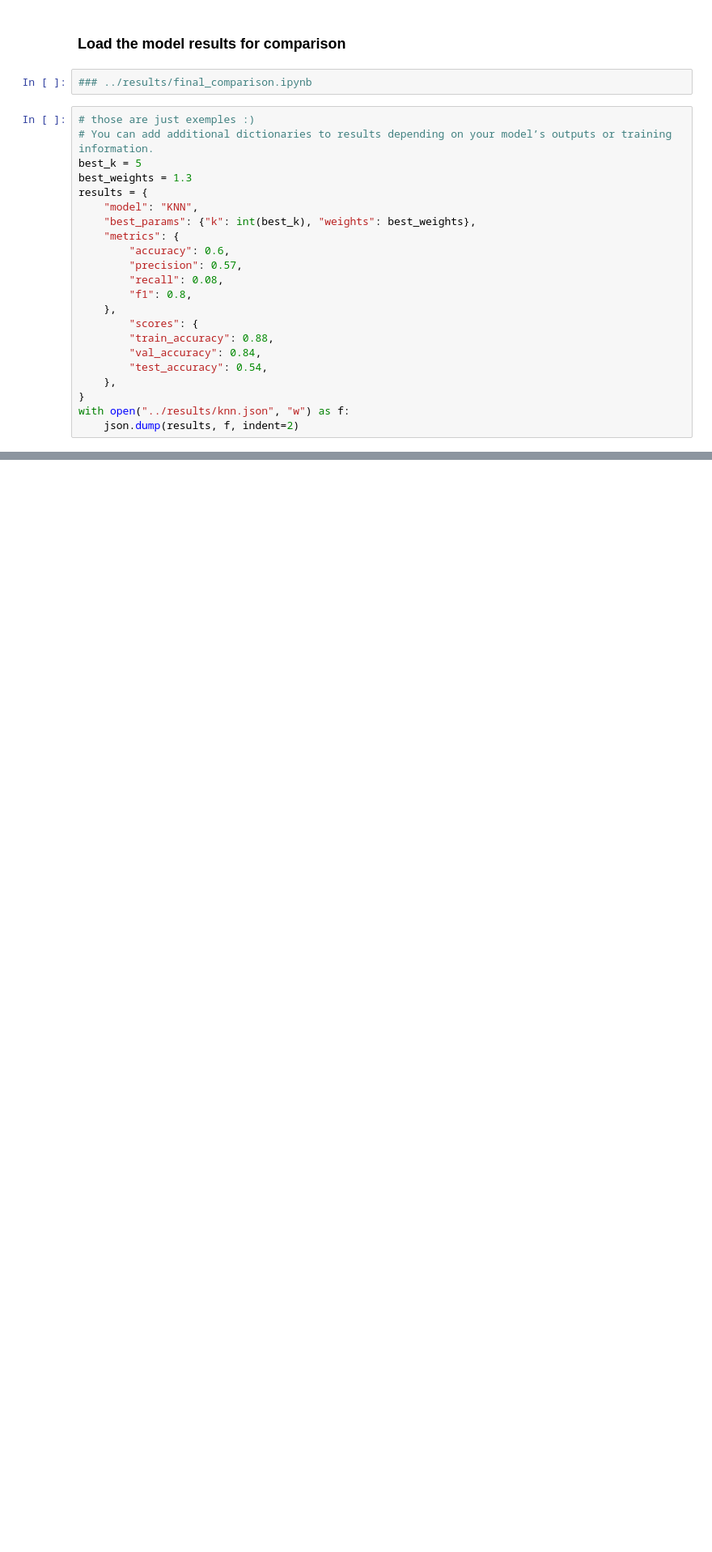
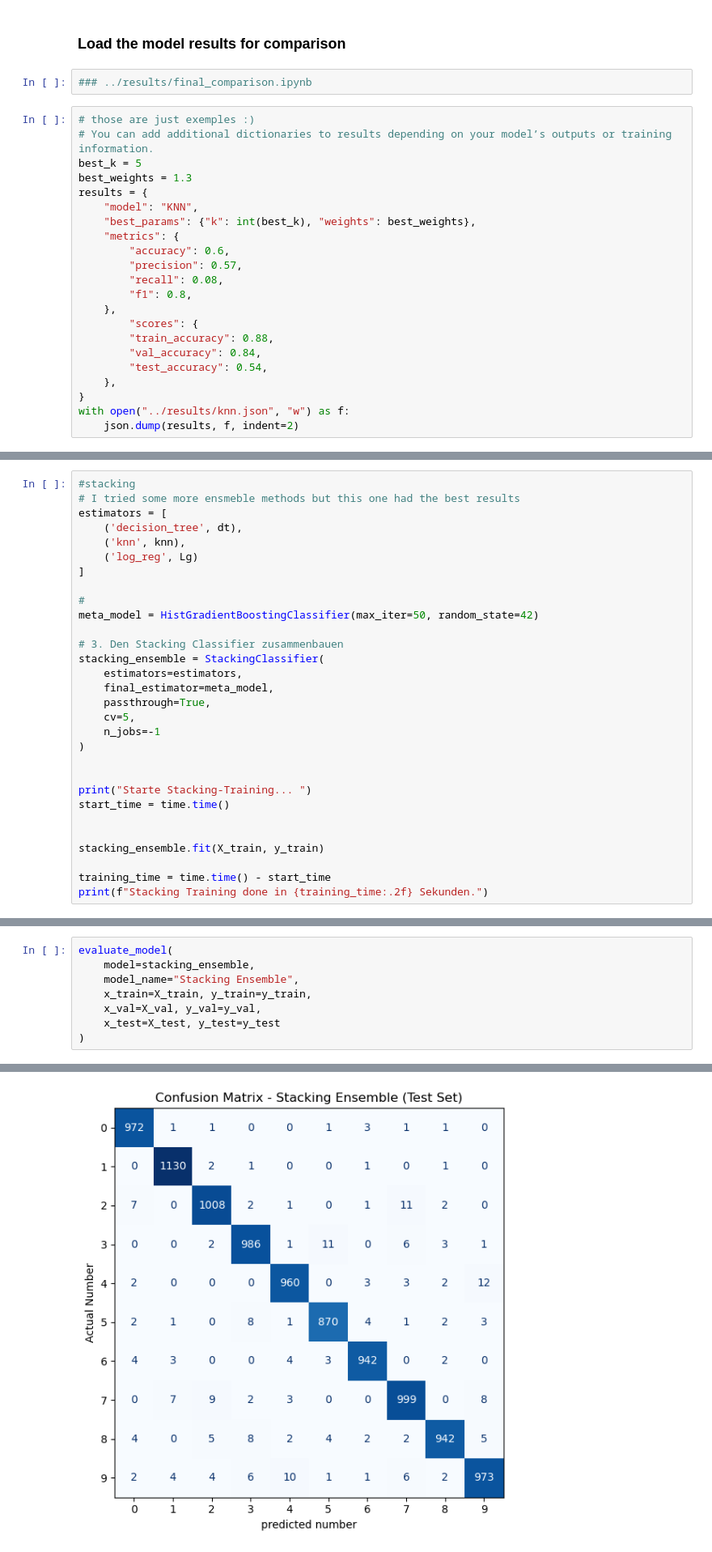
Before and after one commit to leyla-louache/mnist-project, a Jupyter notebook: notebooks/02_knn.ipynb, the cells around one changed output, grey strips where cells are left out. Shown at 81% size. Cells and saved outputs as stored; diff of their text form; blank space fills up the shorter version.

```diff
--- a/notebooks/02_knn.ipynb
+++ b/notebooks/02_knn.ipynb
@@ -125,0 +448,30 @@ print(f"Es erreichte eine Genauigkeit von: {beste_genauigkeit * 100:.2f}%")
+# %%
+#stacking
+# I tried some more ensmeble methods but this one had the best results
+estimators = [
+    ('decision_tree', dt),
+    ('knn', knn),
+    ('log_reg', Lg)
+]
+
+#
+meta_model = HistGradientBoostingClassifier(max_iter=50, random_state=42)
+
+# 3. Den Stacking Classifier zusammenbauen
+stacking_ensemble = StackingClassifier(
+    estimators=estimators,
+    final_estimator=meta_model,
+    passthrough=True,
+    cv=5,
+    n_jobs=-1
+)
+
+
+print("Starte Stacking-Training... ")
+start_time = time.time()
+
+
+stacking_ensemble.fit(X_train, y_train)
+
+training_time = time.time() - start_time
+print(f"Stacking Training done in {training_time:.2f} Sekunden.")
@@ -125,0 +481,9 @@ print(f"Es erreichte eine Genauigkeit von: {beste_genauigkeit * 100:.2f}%")
+# %%
+evaluate_model(
+    model=stacking_ensemble,
+    model_name="Stacking Ensemble",
+    x_train=X_train, y_train=y_train,
+    x_val=X_val, y_val=y_val,
+    x_test=X_test, y_test=y_test
+)
+# %% [output]
@@ -125,0 +507 @@ print(f"Es erreichte eine Genauigkeit von: {beste_genauigkeit * 100:.2f}%")
+[figure, added]
```
Also changed, not shown: parts of 25 cells of this notebook.
